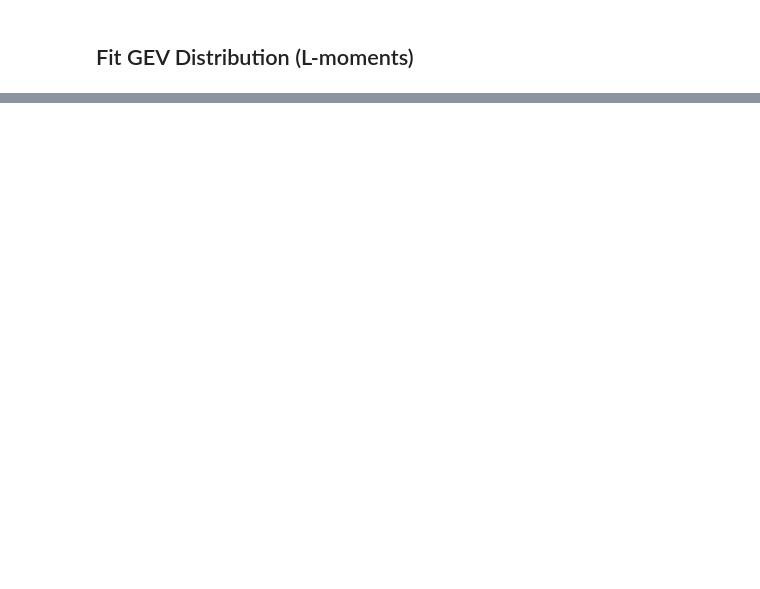
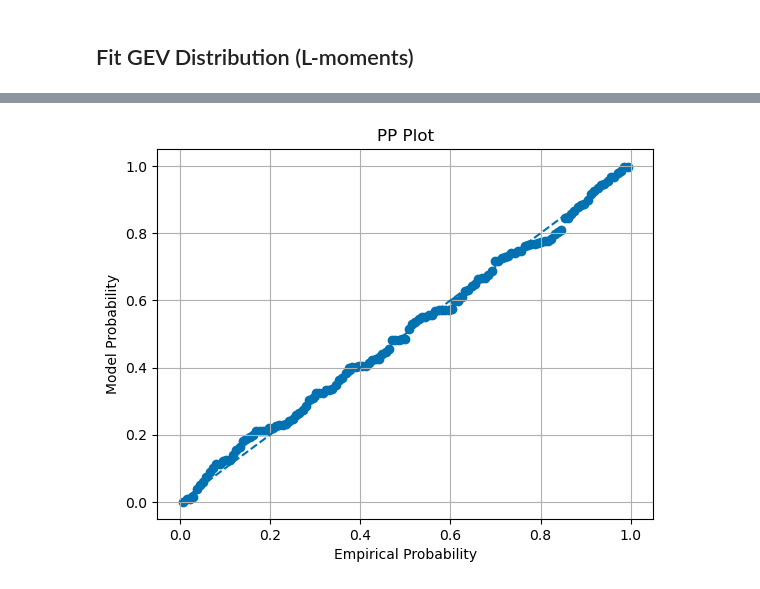
Before and after one commit to akhilesh-uib/GEO4171, a Jupyter notebook: flood_frequency_analysis_nve_new.ipynb, the cells around one changed output, grey strips where cells are left out. Drawn from its saved outputs; the diff is of its cells as text; code cells hidden in the pictures; blank space fills up the shorter version.

```diff
--- a/flood_frequency_analysis_nve_new.ipynb
+++ b/flood_frequency_analysis_nve_new.ipynb
@@ -471,0 +305,17 @@ Bayesian : 1663.109318788686
+# %%
+# Empirical probabilities
+emp_p = np.arange(1, n + 1) / (n + 1)
+
+# Model probabilities
+model_p = lm_distr.gev.cdf(obs, **fit_gev)
+
+plt.figure()
+plt.scatter(emp_p, model_p)
+plt.plot([0, 1], [0, 1], linestyle='--')
+plt.xlabel("Empirical Probability")
+plt.ylabel("Model Probability")
+plt.title("PP Plot")
+plt.grid()
+plt.show()
+# %% [output]
+[figure, added]
```
Also changed, not shown: parts of 16 cells of this notebook, 2 other files.
